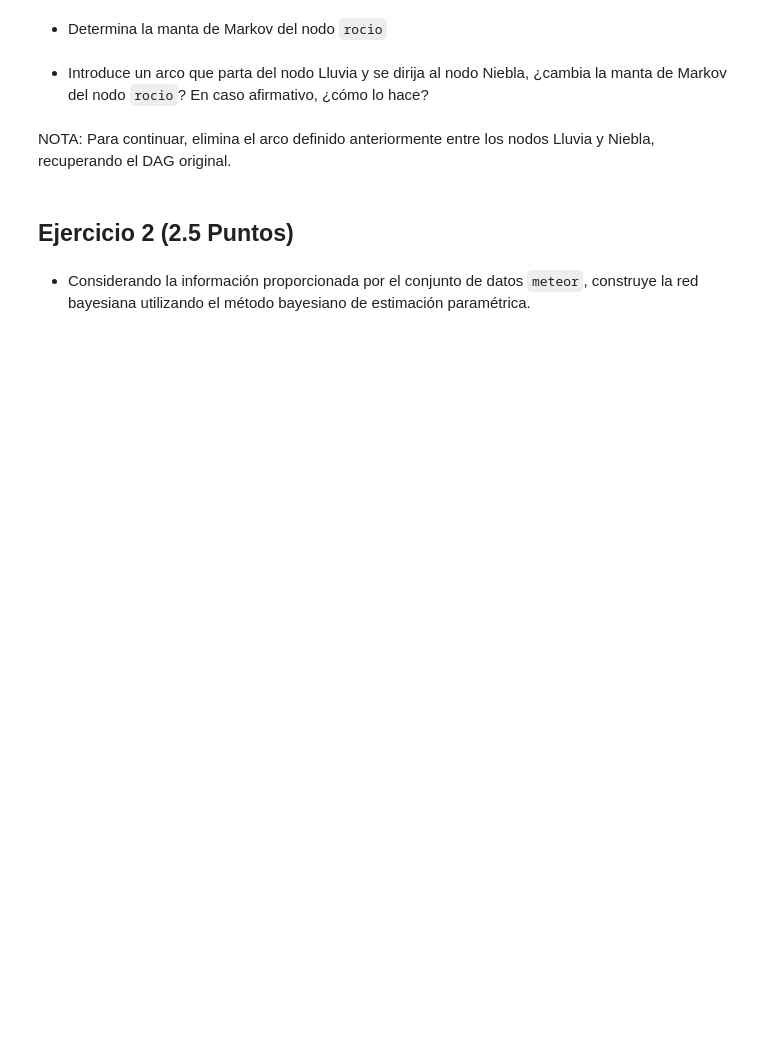
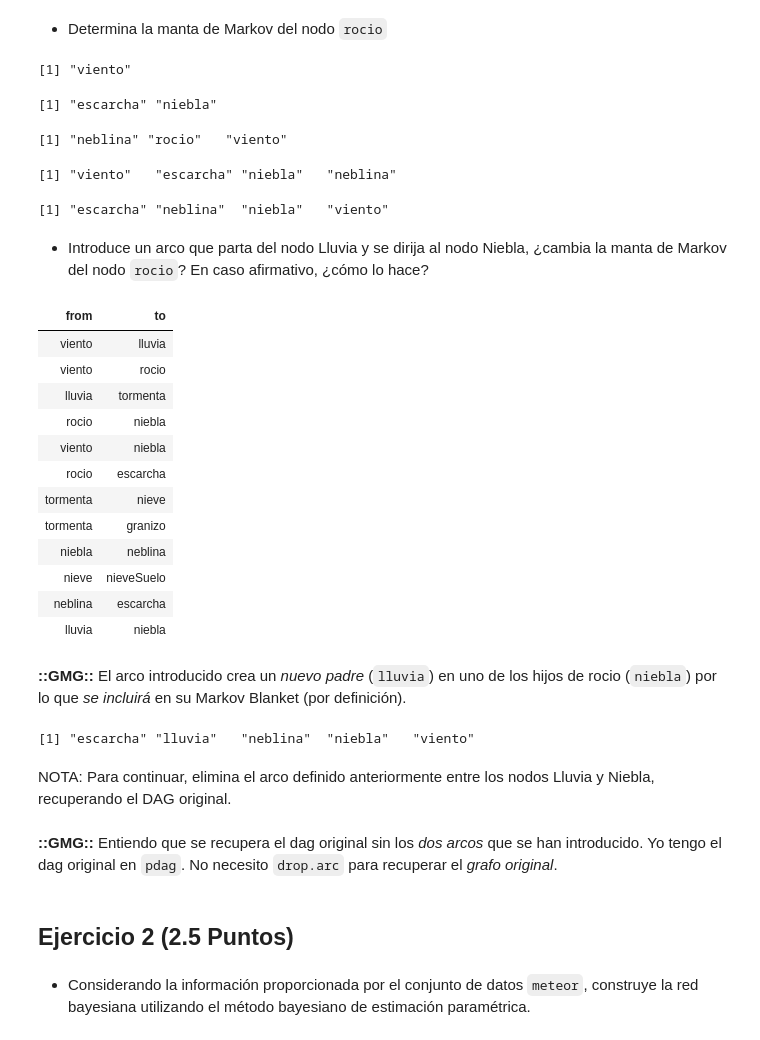
Before and after one commit to yerartdev/m1970-machine-learning-ii, a Jupyter notebook: deliverable/tarea-04/T02_RedesBayesianas.ipynb, the cells around one changed output. Saved outputs shown, nothing was run; the diff lists cells and outputs as text; code cells hidden in the pictures; blank space fills up the shorter version.

Commit message:
BN Tarea 04: Ejercicio 1; dudas: conexiones fundamentales del grafo inicial y nota sobre la recuperación del grafo inicial tras añadir dos enlaces

```diff
--- a/deliverable/tarea-04/T02_RedesBayesianas.ipynb
+++ b/deliverable/tarea-04/T02_RedesBayesianas.ipynb
@@ -170,0 +185,3 @@ bnlearn::vstructs(x = pdag, moral = FALSE, debug = TRUE)
+# %%
+#::GMG::arco agregado
+bnlearn::arcs(x = pdag2)
@@ -170,0 +203,4 @@ bnlearn::vstructs(x = pdag, moral = FALSE, debug = TRUE)
+# %%
+#::GMG::arco NO agregado por introducción de ciclo
+pdag2 <- bnlearn::set.arc(x = pdag2, from = 'granizo', to = 'lluvia',
+                 debug = TRUE)
@@ -171,9 +257,69 @@ bnlearn::vstructs(x = pdag, moral = FALSE, debug = TRUE)
 # %% [markdown]
 * Determina la manta de Markov del nodo `rocio`
+# %%
+#::GMG::Los padres de rocio
+c1 <- bnlearn::parents(x = pdag2, node = 'rocio')
+c1
+# %% [output]
+[1] "viento"
+# %%
+#::GMG::Los hijos de rocio
+c2 <- bnlearn::children(x = pdag2, node = 'rocio')
+c2
+# %% [output]
+[1] "escarcha" "niebla"
+# %%
+#::GMG::Los padres de los hijos de rocio
+c3 <- c()
+for (n in bnlearn::children(x = pdag2, node = 'rocio')) {
+    c3 <- union(x = c3, y = bnlearn::parents(x = pdag2, node = n))
+}
+c3
+# %% [output]
+[1] "neblina" "rocio"   "viento"
+# %%
+#::GMG::rocio no cuenta
+mb_rocio <- setdiff(x = union(x = c1,
+                              y = union(x = c2, y = c3)),
+                    y = 'rocio')
+mb_rocio
+# %% [output]
+[1] "viento"   "escarcha" "niebla"   "neblina"
+# %%
+# http://www.bnlearn.com/documentation/man/mb.html
+bnlearn::mb(x = pdag2, node = 'rocio')
+# %% [output]
+[1] "escarcha" "neblina"  "niebla"   "viento"
 # %% [markdown]
 * Introduce un arco que parta del nodo Lluvia y se dirija al nodo Niebla, ¿cambia la manta de Markov del nodo `rocio`? En caso afirmativo, ¿cómo lo hace?
+# %%
+pdag2 <- bnlearn::set.arc(x = pdag2, from = 'lluvia', to = 'niebla')
+# %%
+bnlearn::arcs(x = pdag2)
+# %% [output]
+| from | to |
+| viento | lluvia |
+| viento | rocio |
+| lluvia | tormenta |
+| rocio | niebla |
+| viento | niebla |
+| rocio | escarcha |
+| tormenta | nieve |
+| tormenta | granizo |
+| niebla | neblina |
+| nieve | nieveSuelo |
+| neblina | escarcha |
+| lluvia | niebla |
+# %% [markdown]
+**::GMG::** El arco introducido crea un *nuevo padre* (`lluvia`)  en uno de los hijos de rocio (`niebla`) por lo que *se incluirá* en su Markov Blanket (por definición).
+# %%
+bnlearn::mb(x = pdag2, node = 'rocio')
+# %% [output]
+[1] "escarcha" "lluvia"   "neblina"  "niebla"   "viento"
 # %% [markdown]
 NOTA: Para continuar, elimina el arco definido anteriormente entre los nodos Lluvia y Niebla, recuperando el DAG original.
+# %% [markdown]
+**::GMG::** Entiendo que se recupera el dag original sin los *dos arcos* que se han introducido. Yo tengo el dag original en `pdag`. No necesito `drop.arc` para recuperar el *grafo original*.
 # %% [markdown]
 ## Ejercicio 2 (2.5 Puntos)
 # %% [markdown]
```
Also changed, not shown: parts of 25 cells of this notebook.
